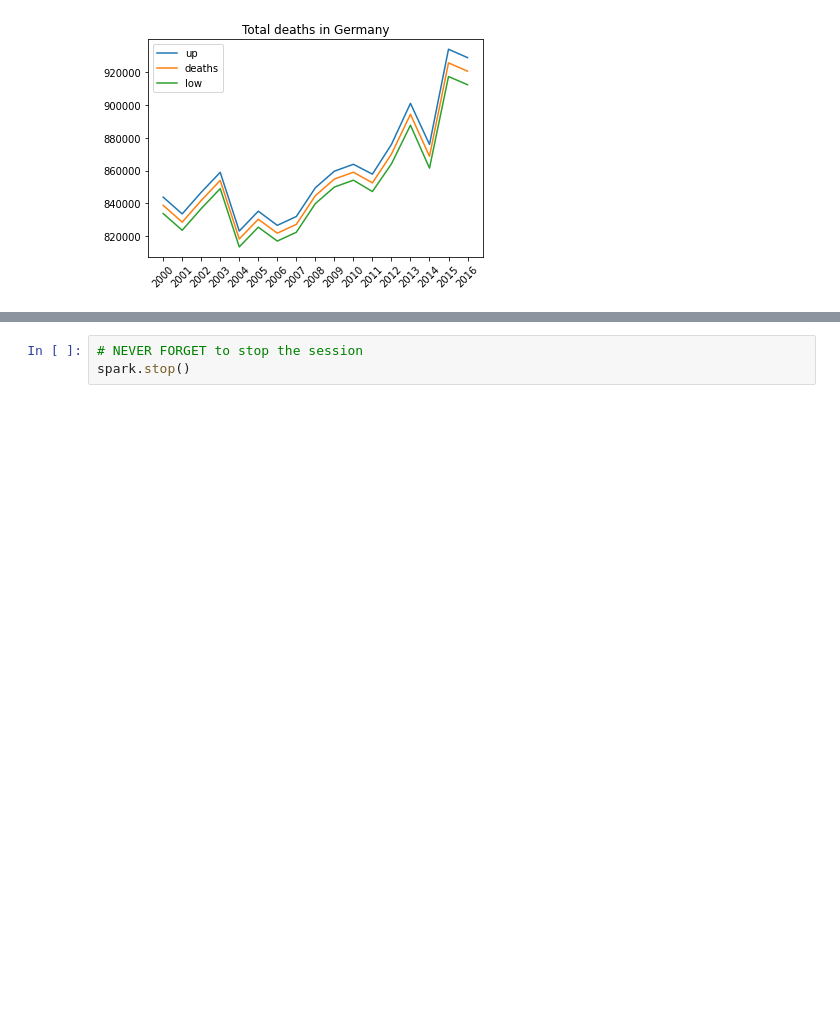
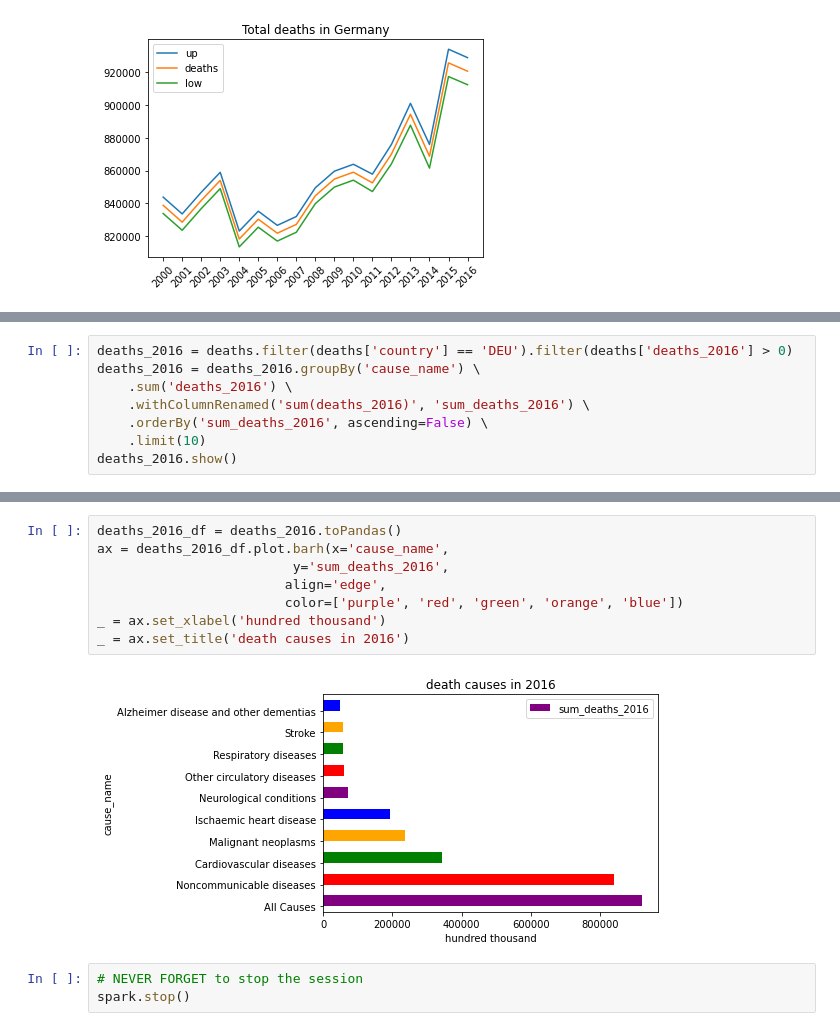
Before and after one commit to kevinsuedmersen/hadoop-sandbox, a Jupyter notebook: jupyter-spark/work/assignments/uebung_29_pyspark.ipynb, the cells around one changed output, grey strips where cells are left out. Drawn from its saved outputs; the diff is of its cells as text; blank space fills up the shorter version.

```diff
--- a/jupyter-spark/work/assignments/uebung_29_pyspark.ipynb
+++ b/jupyter-spark/work/assignments/uebung_29_pyspark.ipynb
@@ -231,0 +262,8 @@ death_type: low
+# %%
+deaths_2016 = deaths.filter(deaths['country'] == 'DEU').filter(deaths['deaths_2016'] > 0)
+deaths_2016 = deaths_2016.groupBy('cause_name') \
+    .sum('deaths_2016') \
+    .withColumnRenamed('sum(deaths_2016)', 'sum_deaths_2016') \
+    .orderBy('sum_deaths_2016', ascending=False) \
+    .limit(10)
+deaths_2016.show()
@@ -232,3 +285,13 @@ death_type: low
+# %%
+deaths_2016_df = deaths_2016.toPandas()
+ax = deaths_2016_df.plot.barh(x='cause_name',
+                         y='sum_deaths_2016',
+                        align='edge',
+                        color=['purple', 'red', 'green', 'orange', 'blue'])
+_ = ax.set_xlabel('hundred thousand')
+_ = ax.set_title('death causes in 2016')
+# %% [output]
+[figure, added]
 # %%
 # NEVER FORGET to stop the session
 spark.stop()
```
Also changed, not shown: parts of 6 cells of this notebook, 1 other file.
